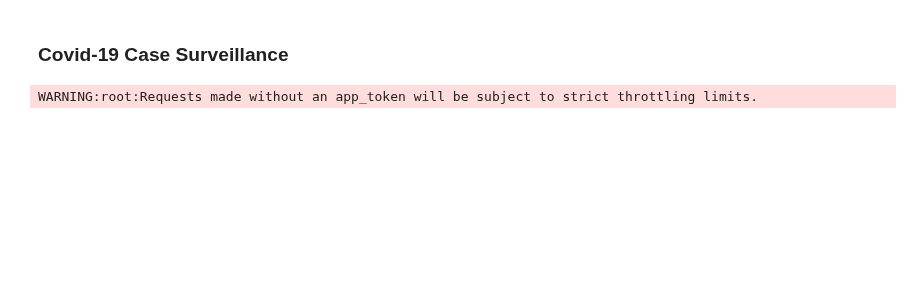
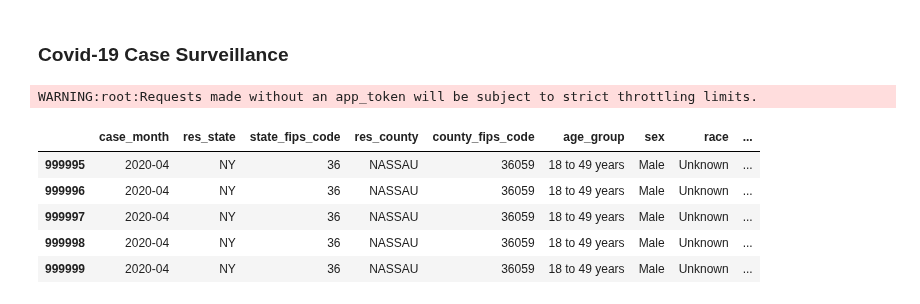
Before and after one commit to mgeffroy/P1-US-COVID-19-Vaccination-Campaign, a Jupyter notebook: P1_Data_Architecture.ipynb, the cells around one changed output. Cells and saved outputs as stored; diff of their text form; code cells hidden in the pictures; blank space fills up the shorter version.

```diff
--- a/P1_Data_Architecture.ipynb
+++ b/P1_Data_Architecture.ipynb
@@ -85,3 +123,12 @@ results = client.get("vbim-akqf", limit=2000000)
 results_df = pd.DataFrame.from_records(results)
 # %% [output]
 WARNING:root:Requests made without an app_token will be subject to strict throttling limits.
+# %%
+results_df.tail()
+# %% [output]
+|  | case_month | res_state | state_fips_code | res_county | county_fips_code | age_group | sex | race | ... |
+| 999995 | 2020-04 | NY | 36 | NASSAU | 36059 | 18 to 49 years | Male | Unknown | ... |
+| 999996 | 2020-04 | NY | 36 | NASSAU | 36059 | 18 to 49 years | Male | Unknown | ... |
+| 999997 | 2020-04 | NY | 36 | NASSAU | 36059 | 18 to 49 years | Male | Unknown | ... |
+| 999998 | 2020-04 | NY | 36 | NASSAU | 36059 | 18 to 49 years | Male | Unknown | ... |
+| 999999 | 2020-04 | NY | 36 | NASSAU | 36059 | 18 to 49 years | Male | Unknown | ... |
```
Also changed, not shown: parts of 15 cells of this notebook.
